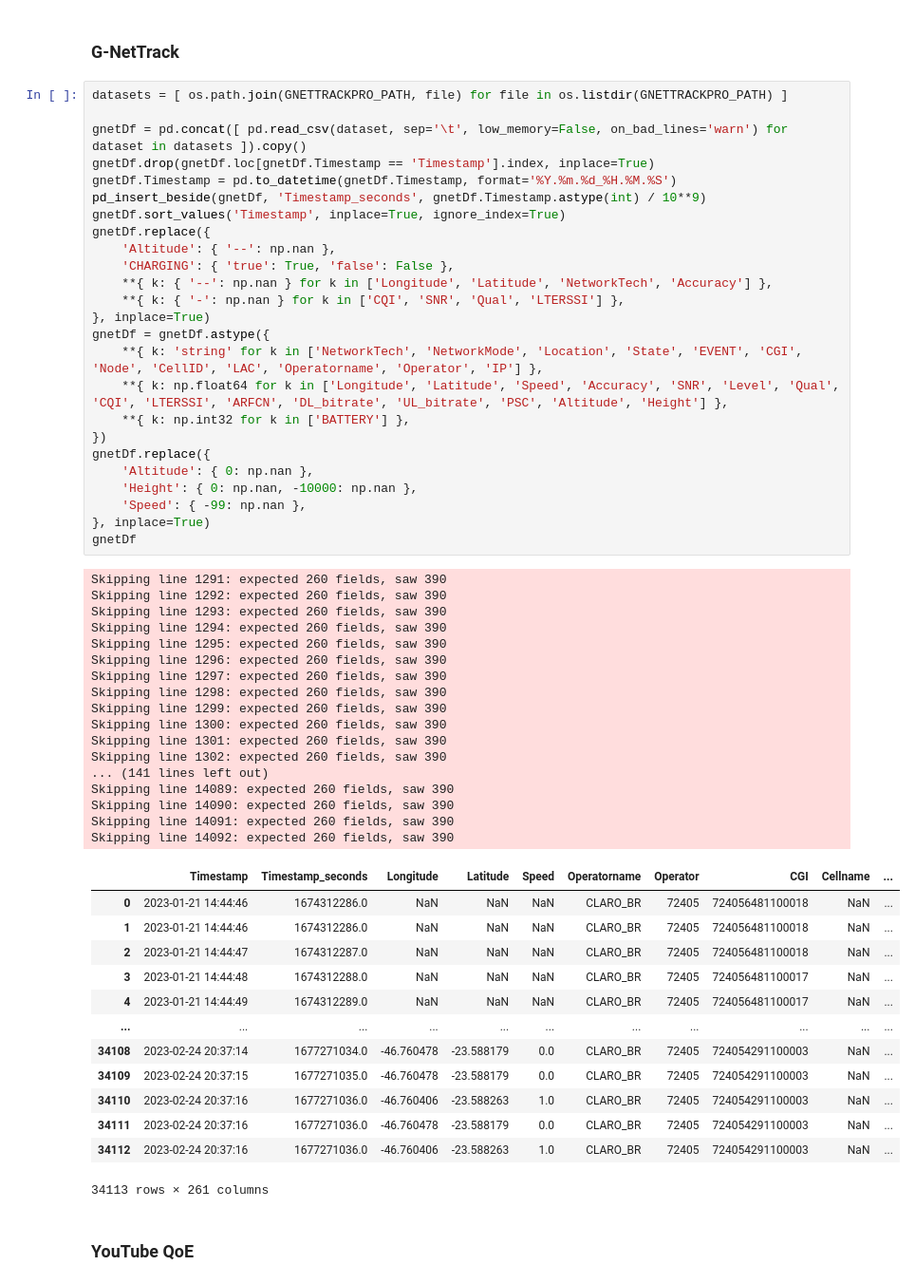
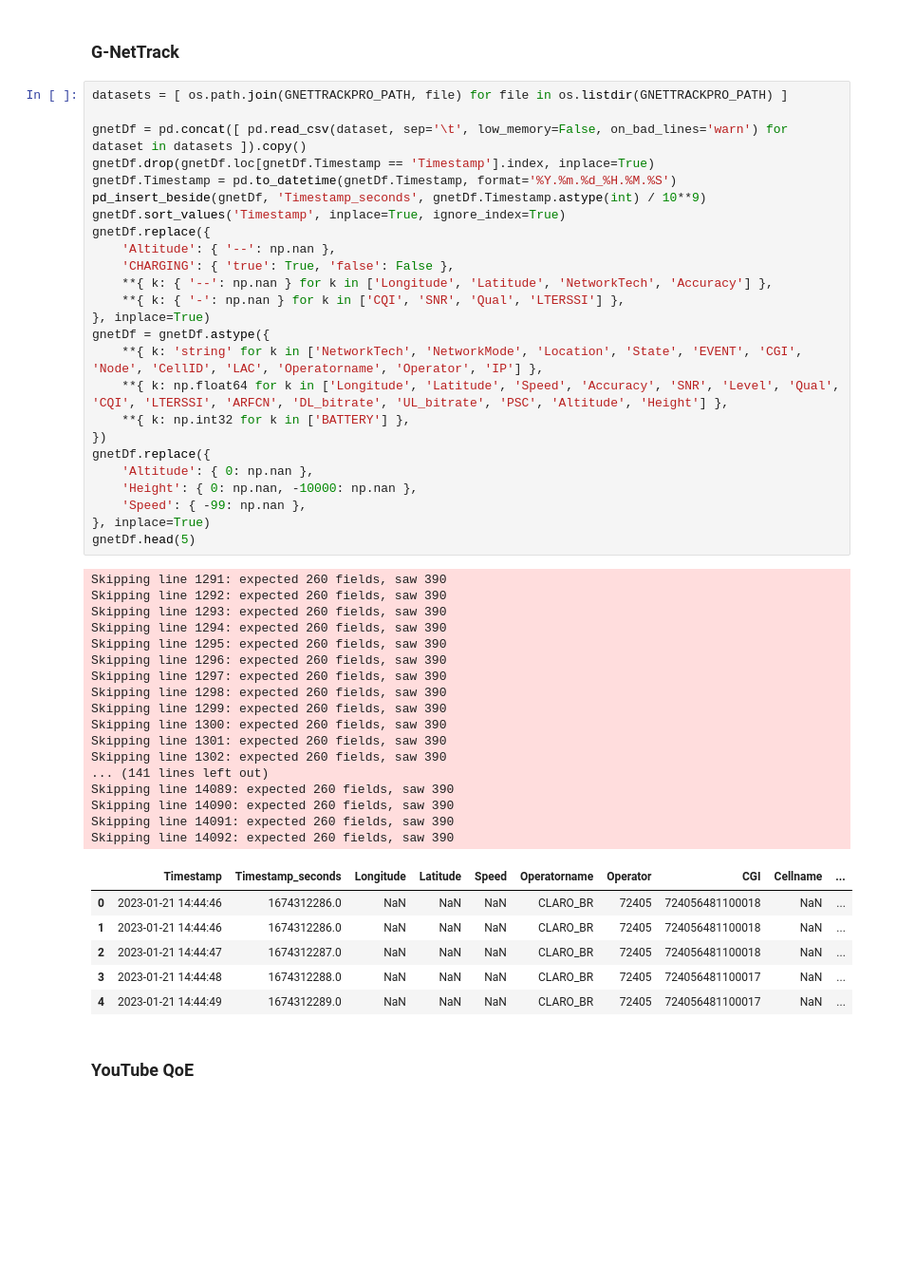
Before and after one commit to intrig-unicamp/hackathon5G, a Jupyter notebook: challenges/submission-template.ipynb, the cells around one changed output. Shown at 95% size. Drawn from its saved outputs; the diff is of its cells as text; blank space fills up the shorter version.

```diff
--- a/challenges/submission-template.ipynb
+++ b/challenges/submission-template.ipynb
@@ -90,41 +83,34 @@ gnetDf = gnetDf.astype({
 })
 gnetDf.replace({
     'Altitude': { 0: np.nan },
     'Height': { 0: np.nan, -10000: np.nan },
     'Speed': { -99: np.nan },
 }, inplace=True)
-gnetDf
+gnetDf.head(5)
 # %% [output]
 Skipping line 1291: expected 260 fields, saw 390
 Skipping line 1292: expected 260 fields, saw 390
 Skipping line 1293: expected 260 fields, saw 390
 Skipping line 1294: expected 260 fields, saw 390
 Skipping line 1295: expected 260 fields, saw 390
 Skipping line 1296: expected 260 fields, saw 390
 Skipping line 1297: expected 260 fields, saw 390
 Skipping line 1298: expected 260 fields, saw 390
 Skipping line 1299: expected 260 fields, saw 390
 Skipping line 1300: expected 260 fields, saw 390
 Skipping line 1301: expected 260 fields, saw 390
 Skipping line 1302: expected 260 fields, saw 390
 ... (141 lines left out)
 Skipping line 14089: expected 260 fields, saw 390
 Skipping line 14090: expected 260 fields, saw 390
 Skipping line 14091: expected 260 fields, saw 390
 Skipping line 14092: expected 260 fields, saw 390
 |  | Timestamp | Timestamp_seconds | Longitude | Latitude | Speed | Operatorname | Operator | CGI | Cellname | ... |
 | 0 | 2023-01-21 14:44:46 | 1674312286.0 | NaN | NaN | NaN | CLARO_BR | 72405 | 724056481100018 | NaN | ... |
 | 1 | 2023-01-21 14:44:46 | 1674312286.0 | NaN | NaN | NaN | CLARO_BR | 72405 | 724056481100018 | NaN | ... |
 | 2 | 2023-01-21 14:44:47 | 1674312287.0 | NaN | NaN | NaN | CLARO_BR | 72405 | 724056481100018 | NaN | ... |
 | 3 | 2023-01-21 14:44:48 | 1674312288.0 | NaN | NaN | NaN | CLARO_BR | 72405 | 724056481100017 | NaN | ... |
 | 4 | 2023-01-21 14:44:49 | 1674312289.0 | NaN | NaN | NaN | CLARO_BR | 72405 | 724056481100017 | NaN | ... |
-| ... | ... | ... | ... | ... | ... | ... | ... | ... | ... | ... |
-| 34108 | 2023-02-24 20:37:14 | 1677271034.0 | -46.760478 | -23.588179 | 0.0 | CLARO_BR | 72405 | 724054291100003 | NaN | ... |
-| 34109 | 2023-02-24 20:37:15 | 1677271035.0 | -46.760478 | -23.588179 | 0.0 | CLARO_BR | 72405 | 724054291100003 | NaN | ... |
-| 34110 | 2023-02-24 20:37:16 | 1677271036.0 | -46.760406 | -23.588263 | 1.0 | CLARO_BR | 72405 | 724054291100003 | NaN | ... |
-| 34111 | 2023-02-24 20:37:16 | 1677271036.0 | -46.760478 | -23.588179 | 0.0 | CLARO_BR | 72405 | 724054291100003 | NaN | ... |
-| 34112 | 2023-02-24 20:37:16 | 1677271036.0 | -46.760406 | -23.588263 | 1.0 | CLARO_BR | 72405 | 724054291100003 | NaN | ... |
-34113 rows × 261 columns
 # %% [markdown]
 ### YouTube QoE
 # %%
```
Also changed, not shown: parts of 2 cells of this notebook, 5 other files.
